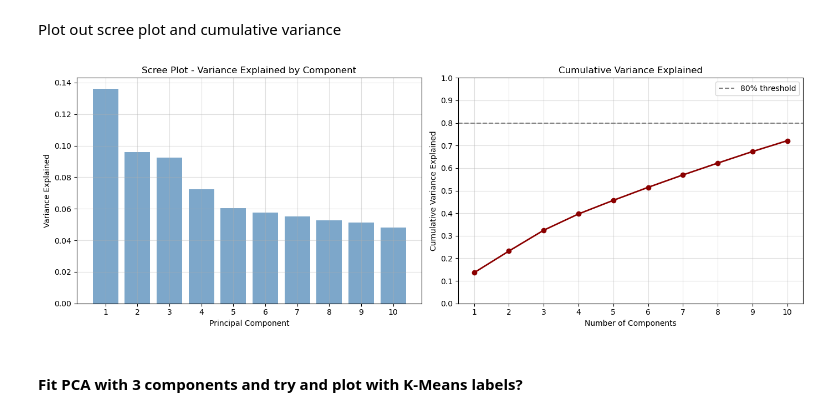
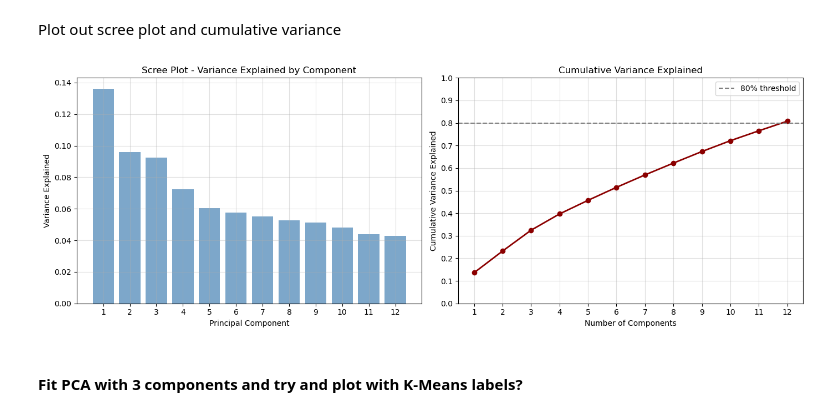
Before and after one commit to r-leeper/scu_obesity_assignment, a Jupyter notebook: CS818_Assignment.ipynb, the cells around one changed output. Drawn from its saved outputs; the diff is of its cells as text; code cells hidden in the pictures.

Commit message:
Changed components of PCA plot to 12

```diff
--- a/CS818_Assignment.ipynb
+++ b/CS818_Assignment.ipynb
@@ -973,30 +973,30 @@ Plot out scree plot and cumulative variance
 # %%
 # 2 plots side by side
 fig, axes = plt.subplots(1, 2, figsize=(14, 5))
 
 # Scree plot
-axes[0].bar(range(1, 11), explained_variance[:10], alpha=0.7, color='steelblue')
+axes[0].bar(range(1, 13), explained_variance[:12], alpha=0.7, color='steelblue')
 axes[0].set_xlabel('Principal Component')
 axes[0].set_ylabel('Variance Explained')
 axes[0].set_title('Scree Plot - Variance Explained by Component')
-axes[0].set_xticks(range(1, 11))
+axes[0].set_xticks(range(1, 13))
 axes[0].grid(True, alpha=0.4)
 
 # Cumulative variance plot
-axes[1].plot(range(1, 11), cumulative_variance[:10], marker='o', linewidth=2, color='darkred')
+axes[1].plot(range(1, 13), cumulative_variance[:12], marker='o', linewidth=2, color='darkred')
 axes[1].axhline(y=0.8, color='gray', linestyle='--', label='80% threshold')
 axes[1].set_xlabel('Number of Components')
 axes[1].set_ylabel('Cumulative Variance Explained')
 axes[1].set_title('Cumulative Variance Explained')
-axes[1].set_xticks(range(1, 11))
+axes[1].set_xticks(range(1, 13))
 axes[1].set_yticks(np.arange(0.0, 1.01, 0.1))   # full range plot
 axes[1].legend()   # add legend for threshold explanation
 axes[1].grid(True, alpha=0.4)
 
 plt.tight_layout()
 plt.show()
 # %% [output]
-[figure, old version]
+[figure, new version]
 # %% [markdown]
 #### Fit PCA with 3 components and try and plot with K-Means labels?
 # %% [markdown]
```
